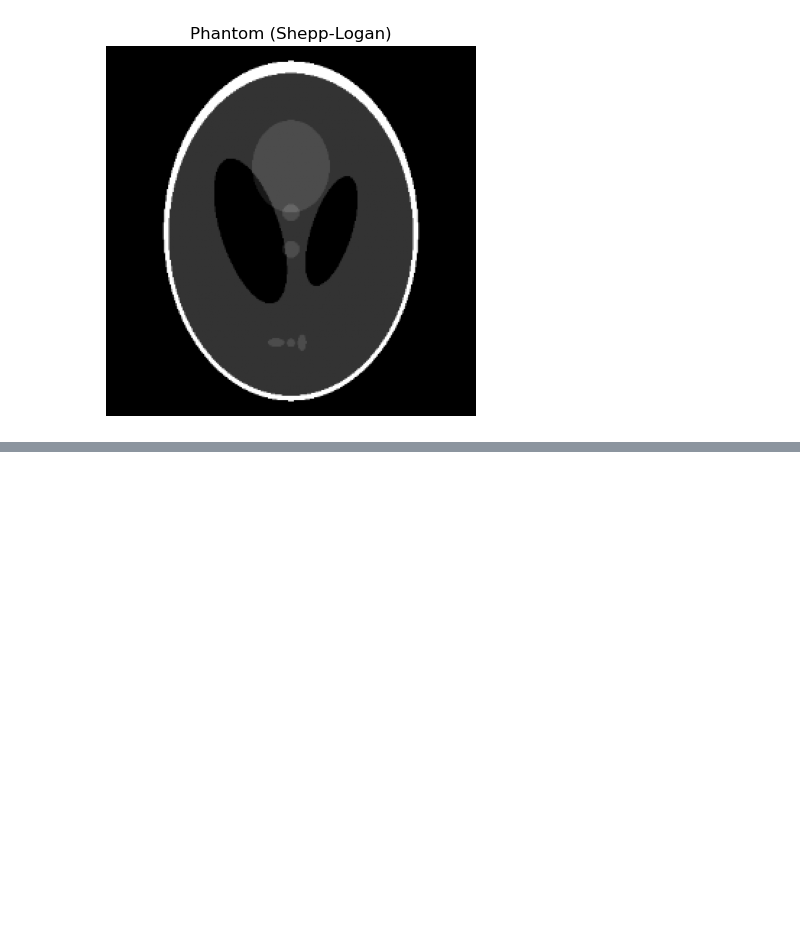
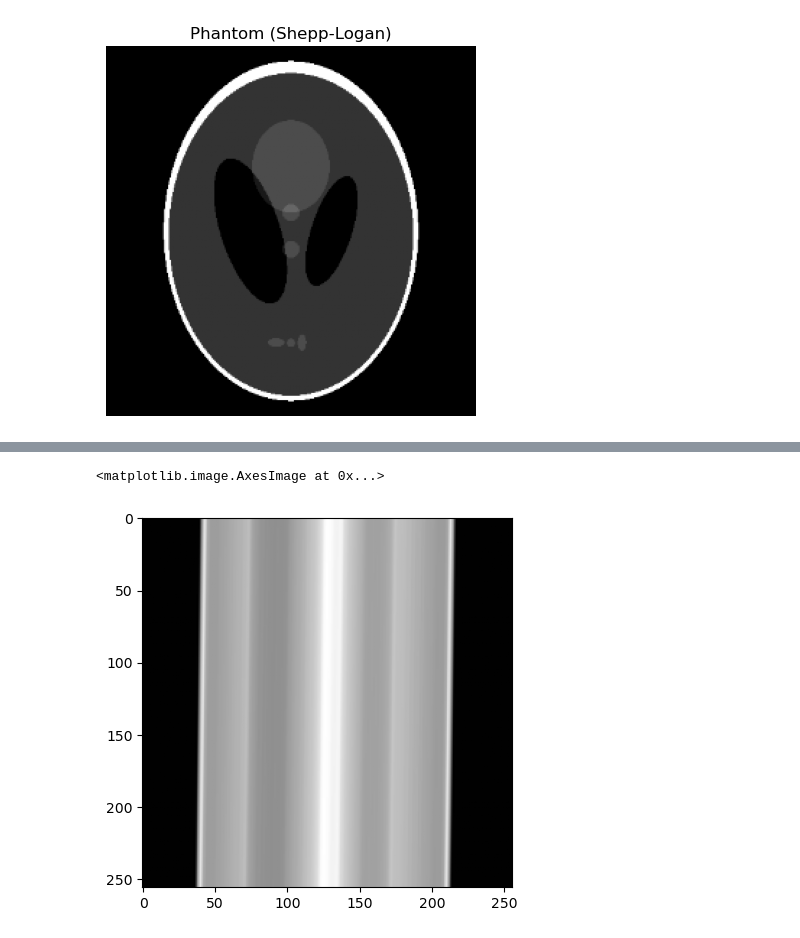
Before and after one commit to odroseroc/ct_reconstruction_project, a Jupyter notebook: notebooks/reconstruction_demo.ipynb, the cells around one changed output, grey strips where cells are left out. Drawn from its saved outputs; the diff is of its cells as text; code cells hidden in the pictures; blank space fills up the shorter version.

```diff
--- a/notebooks/reconstruction_demo.ipynb
+++ b/notebooks/reconstruction_demo.ipynb
@@ -55,0 +72,19 @@ plt.show()
+# %%
+# Testing how to smear a single projection
+
+from scipy import ndimage
+
+reconstructed = np.zeros(sinogram.shape)
+position = 255
+angle = theta[position]
+
+projection = sinogram[:,position]
+smearedProjection = np.zeros(reconstructed.shape)
+for row in range(smearedProjection.shape[1]): # There's probably a more pythonic way of writing this loop...
+    smearedProjection[row] = projection
+rotatedSmearedProjection = ndimage.rotate(smearedProjection, angle, reshape=False, mode='nearest')
+
+plt.imshow(rotatedSmearedProjection, cmap='gray')
+# %% [output]
+<matplotlib.image.AxesImage at 0x...>
+[figure, added]
```
Also changed, not shown: parts of 21 cells of this notebook, 1 other file.
